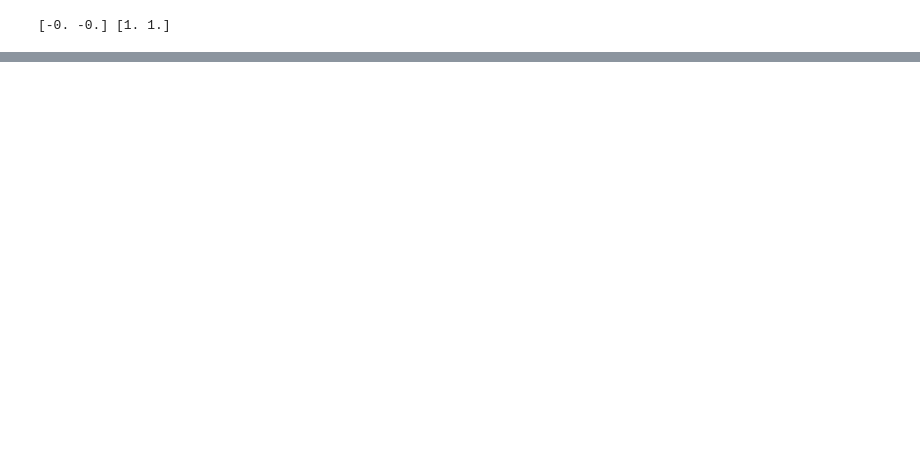
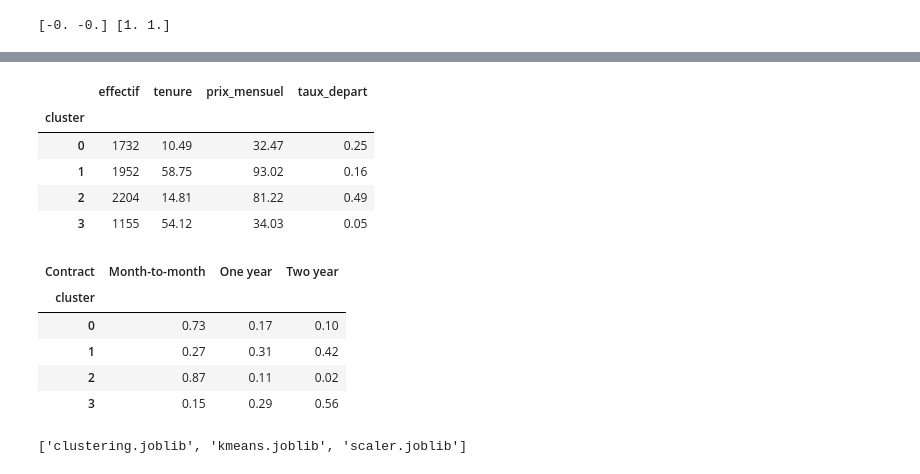
Before and after one commit to Alxisb0/IA_projet, a Jupyter notebook: notebooks/clustering_github.ipynb, the cells around one changed output, grey strips where cells are left out. Drawn from its saved outputs; the diff is of its cells as text; code cells hidden in the pictures; blank space fills up the shorter version.

```diff
--- a/notebooks/clustering_github.ipynb
+++ b/notebooks/clustering_github.ipynb
@@ -39,0 +86,47 @@ meilleur k (silhouette) : 4
+# %%
+#profil des groupes
+df["depart"] = df["Churn"] == "Yes"
+
+profil = (
+    df.groupby("cluster")
+    .agg(effectif=("customerID", "size"),
+         tenure=("tenure", "mean"),
+         prix_mensuel=("MonthlyCharges", "mean"),
+         taux_depart=("depart", "mean"))
+    .round(2)
+)
+display(profil)
+
+# Type de contrat dans chaque groupe
+pd.crosstab(df["cluster"], df["Contract"], normalize="index").round(2)
+# %% [output]
+|  | effectif | tenure | prix_mensuel | taux_depart |
+| cluster |  |  |  |  |
+| 0 | 1732 | 10.49 | 32.47 | 0.25 |
+| 1 | 1952 | 58.75 | 93.02 | 0.16 |
+| 2 | 2204 | 14.81 | 81.22 | 0.49 |
+| 3 | 1155 | 54.12 | 34.03 | 0.05 |
+| Contract | Month-to-month | One year | Two year |
+| cluster |  |  |  |
+| 0 | 0.73 | 0.17 | 0.10 |
+| 1 | 0.27 | 0.31 | 0.42 |
+| 2 | 0.87 | 0.11 | 0.02 |
+| 3 | 0.15 | 0.29 | 0.56 |
+# %%
+#enregistrer
+import os
+import joblib
+
+# Dossier models
+os.makedirs("../models", exist_ok=True)
+
+# scaler / K-Means
+joblib.dump(scaler2, "../models/scaler.joblib")
+joblib.dump(kmeans2, "../models/kmeans.joblib")
+
+# groupe / client
+df.to_csv("../data/telco_clusters.csv", index=False)
+
+print(os.listdir("../models"))
+# %% [output]
+['clustering.joblib', 'kmeans.joblib', 'scaler.joblib']
```
Also changed, not shown: parts of 5 cells of this notebook, 3 other files.
